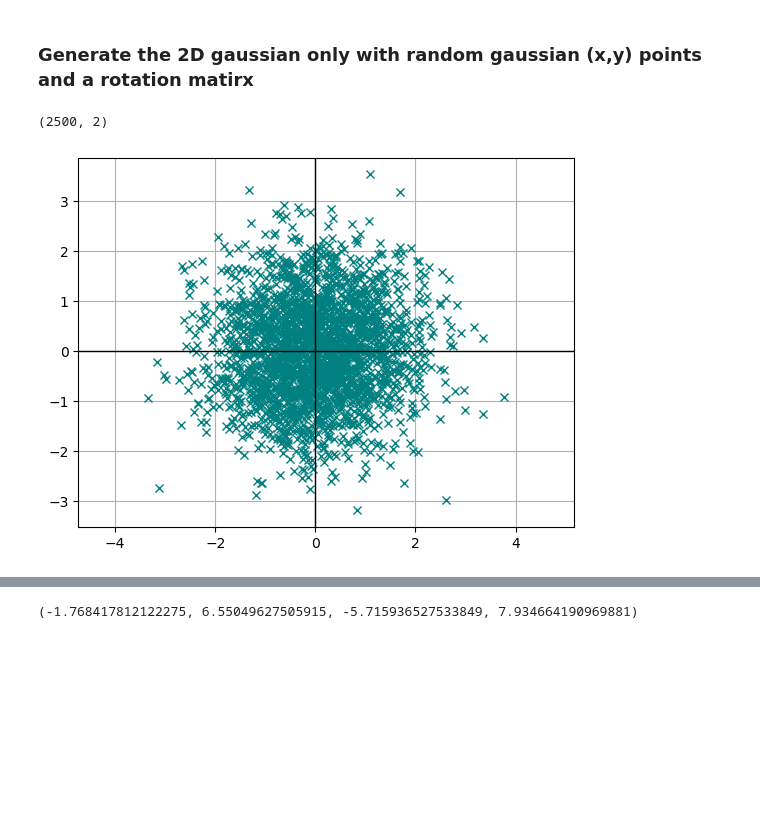
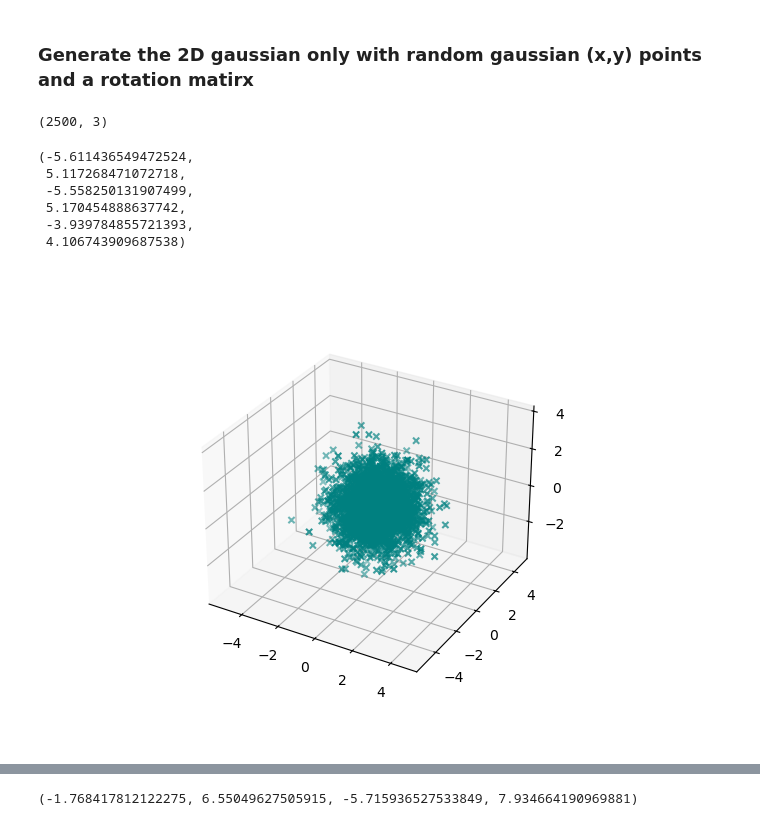
Before and after one commit to Veit21/ml_basics, a Jupyter notebook: notebooks/pca_test.ipynb, the cells around one changed output, grey strips where cells are left out. Drawn from its saved outputs; the diff is of its cells as text; code cells hidden in the pictures; blank space fills up the shorter version.

```diff
--- a/notebooks/pca_test.ipynb
+++ b/notebooks/pca_test.ipynb
@@ -83,19 +85,27 @@ plt.grid()
 # %%
 # Generate n points
 n = 2500
-points = np.random.randn(n, 2)
+points = np.random.randn(n, 3)
 print(points.shape)
 
 # Plot
-# Plot 2D unit gaussian
-plt.plot(points[:,0], points[:,1], 'x', color='teal')
-plt.axvline(0, color='black', linewidth=1)
-plt.axhline(0, color='black', linewidth=1)
-plt.axis('equal')
-plt.grid()
+# Plot 3D unit gaussian
+fig = plt.figure()
+ax = fig.add_subplot(111, projection='3d')
+ax.scatter(points[:,0], points[:,1], points[:, 2], marker='x', color='teal')
+# ax.axvline(0, color='black', linewidth=1)
+# ax.axhline(0, color='black', linewidth=1)
+ax.axis('equal')
+# plt.grid()
 # %% [output]
-(2500, 2)
+(2500, 3)
+(-5.611436549472524,
+ 5.117268471072718,
+ -5.558250131907499,
+ 5.170454888637742,
+ -3.939784855721393,
+ 4.106743909687538)
-[figure, old version]
+[figure, new version]
 # %%
 def get_rotation_matrix(theta):
     """Generates a rotation matrix with angle theta.
```
Also changed, not shown: parts of 22 cells of this notebook.
